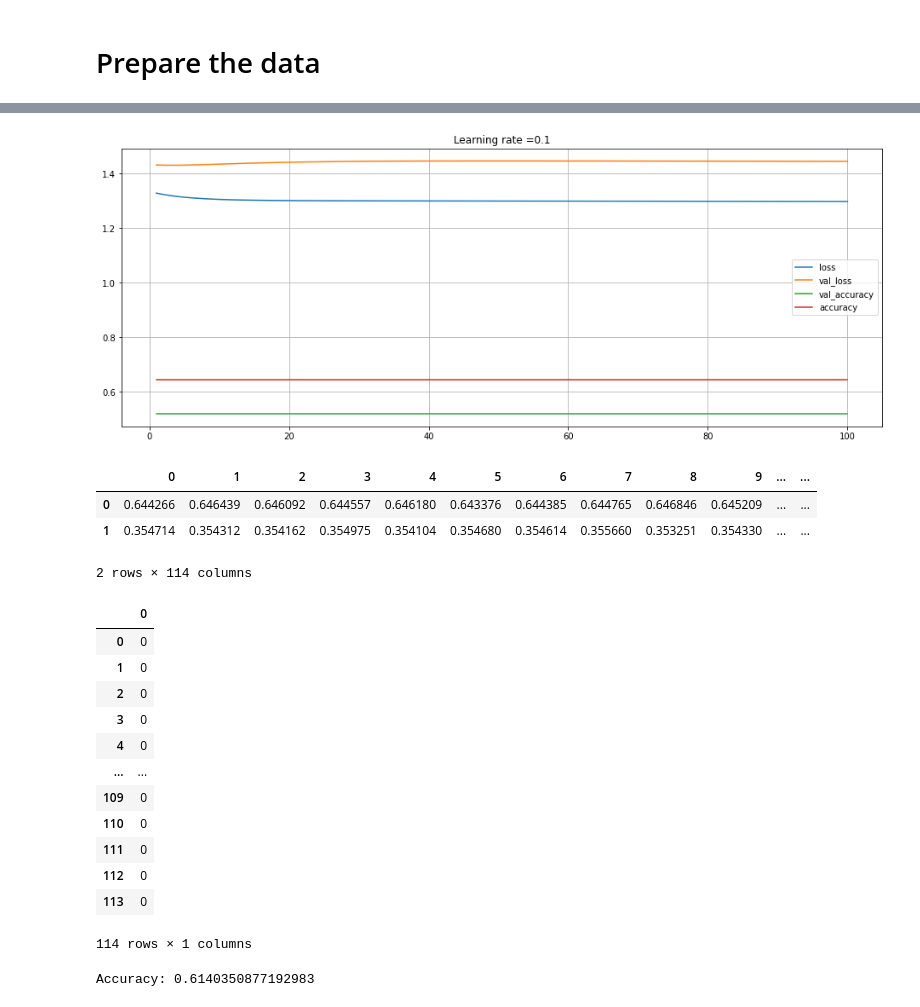
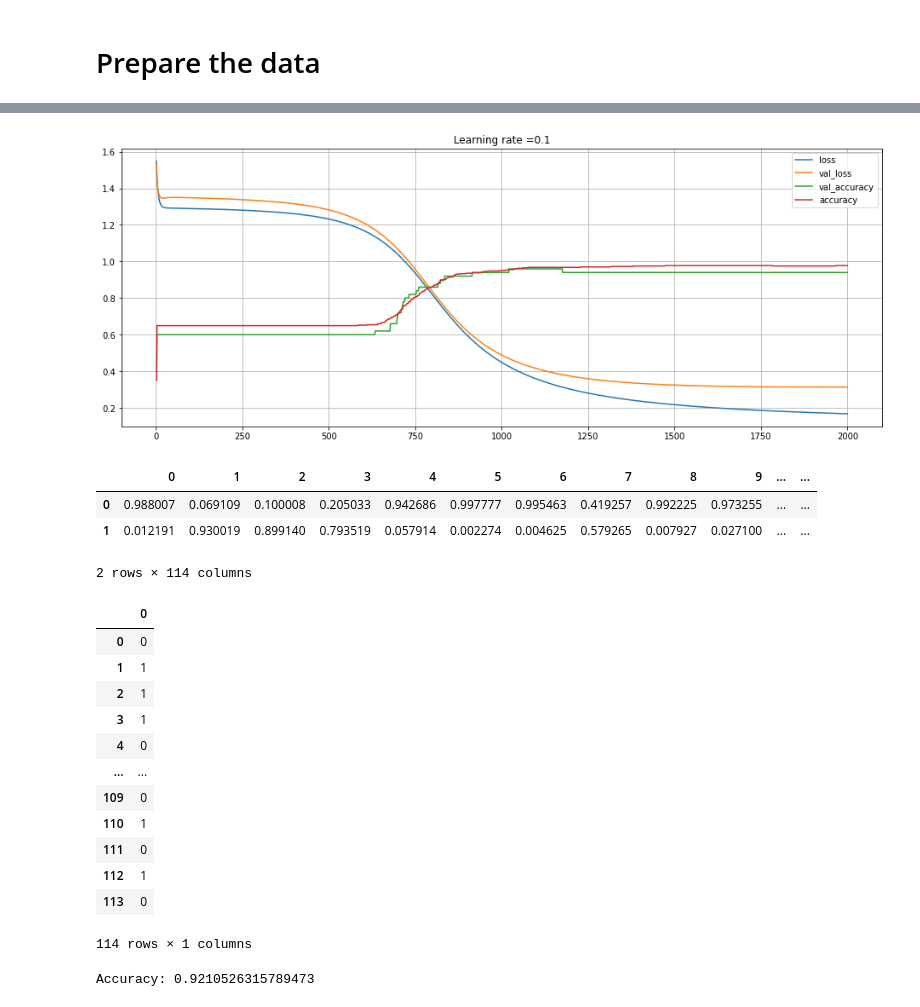
Before and after one commit to MatienkoAndrew/Perceptron_selfmade, a Jupyter notebook: Andrew_29_12_2020.ipynb, the cells around one changed output, grey strips where cells are left out. Saved outputs shown, nothing was run; the diff lists cells and outputs as text; code cells hidden in the pictures.

```diff
--- a/Andrew_29_12_2020.ipynb
+++ b/Andrew_29_12_2020.ipynb
@@ -245,5 +245,5 @@ X_train, y_train = X_train[50:], y_train[50:]
 # %%
 # %%time
 nn = dlnet(20, 10, 2, 0.1)
-nn.fit(X_train, y_train, n_epochs=100, valid=(X_valid, y_valid))
+nn.fit(X_train, y_train, n_epochs=2000, valid=(X_valid, y_valid))
 # %% [output]
@@ -267,11 +267,11 @@ epoch   100/100 - loss: 1.298  - accuracy: 0.6444 - val_loss: 1.445  - val_accur
-[figure, old version]
+[figure, new version]
 # %%
 y_proba, _ = nn.predict_proba(X_test, y_test)
 pd.DataFrame(y_proba)
 # %% [output]
 |  | 0 | 1 | 2 | 3 | 4 | 5 | 6 | 7 | 8 | 9 | ... | ... |
-| 0 | 0.644266 | 0.646439 | 0.646092 | 0.644557 | 0.646180 | 0.643376 | 0.644385 | 0.644765 | 0.646846 | 0.645209 | ... | ... |
-| 1 | 0.354714 | 0.354312 | 0.354162 | 0.354975 | 0.354104 | 0.354680 | 0.354614 | 0.355660 | 0.353251 | 0.354330 | ... | ... |
+| 0 | 0.988007 | 0.069109 | 0.100008 | 0.205033 | 0.942686 | 0.997777 | 0.995463 | 0.419257 | 0.992225 | 0.973255 | ... | ... |
+| 1 | 0.012191 | 0.930019 | 0.899140 | 0.793519 | 0.057914 | 0.002274 | 0.004625 | 0.579265 | 0.007927 | 0.027100 | ... | ... |
 2 rows × 114 columns
 # %%
 y_pred = nn.predict(X_test, y_test)
@@ -279,21 +279,21 @@ pd.DataFrame(y_pred)
 # %% [output]
 |  | 0 |
 | 0 | 0 |
-| 1 | 0 |
-| 2 | 0 |
-| 3 | 0 |
+| 1 | 1 |
+| 2 | 1 |
+| 3 | 1 |
 | 4 | 0 |
 | ... | ... |
 | 109 | 0 |
-| 110 | 0 |
+| 110 | 1 |
 | 111 | 0 |
-| 112 | 0 |
+| 112 | 1 |
 | 113 | 0 |
 114 rows × 1 columns
 # %%
 print("{}: {}".format("Accuracy", ft_accuracy_score(y_test, y_pred)))
 # %% [output]
-Accuracy: 0.6140350877192983
+Accuracy: 0.9210526315789473
 # %%
 pd.DataFrame(y_test).T
 # %% [output]
```
Also changed, not shown: parts of 5 cells of this notebook, 10 other files.
